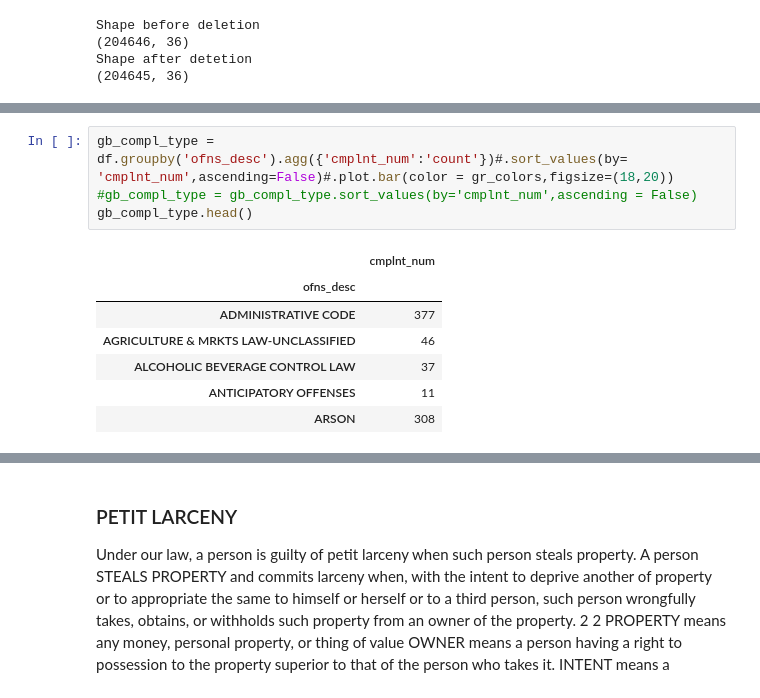
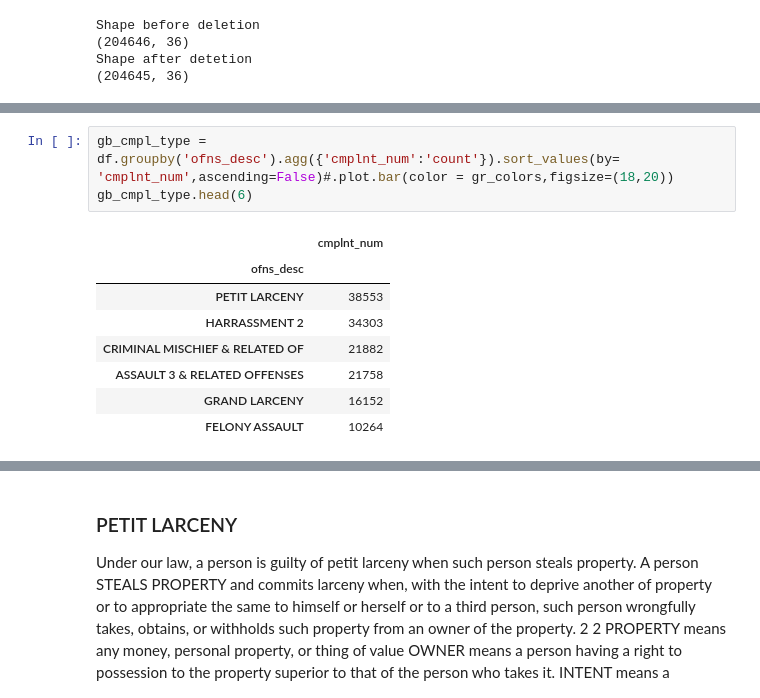
Before and after one commit to DavidGuzman1999/CTPDataScienceProject, a Jupyter notebook: complaint-data-notebook .ipynb, the cells around one changed output, grey strips where cells are left out. Saved outputs shown, nothing was run; the diff lists cells and outputs as text.

```diff
--- a/complaint-data-notebook .ipynb
+++ b/complaint-data-notebook .ipynb
@@ -153,14 +157,14 @@ compl_type
 | 4 | GRAND LARCENY | 16152 |
 | 5 | FELONY ASSAULT | 10264 |
 # %%
-gb_compl_type = df.groupby('ofns_desc').agg({'cmplnt_num':'count'})#.sort_values(by= 'cmplnt_num',ascending=False)#.plot.bar(color = gr_colors,figsize=(18,20))
-#gb_compl_type = gb_compl_type.sort_values(by='cmplnt_num',ascending = False)
-gb_compl_type.head()
+gb_cmpl_type = df.groupby('ofns_desc').agg({'cmplnt_num':'count'}).sort_values(by= 'cmplnt_num',ascending=False)#.plot.bar(color = gr_colors,figsize=(18,20))
+gb_cmpl_type.head(6)
 # %% [output]
 |  | cmplnt_num |
 | ofns_desc |  |
-| ADMINISTRATIVE CODE | 377 |
-| AGRICULTURE & MRKTS LAW-UNCLASSIFIED | 46 |
-| ALCOHOLIC BEVERAGE CONTROL LAW | 37 |
-| ANTICIPATORY OFFENSES | 11 |
-| ARSON | 308 |
+| PETIT LARCENY | 38553 |
+| HARRASSMENT 2 | 34303 |
+| CRIMINAL MISCHIEF & RELATED OF | 21882 |
+| ASSAULT 3 & RELATED OFFENSES | 21758 |
+| GRAND LARCENY | 16152 |
+| FELONY ASSAULT | 10264 |
```
Also changed, not shown: parts of 39 cells of this notebook, 4 other files.
